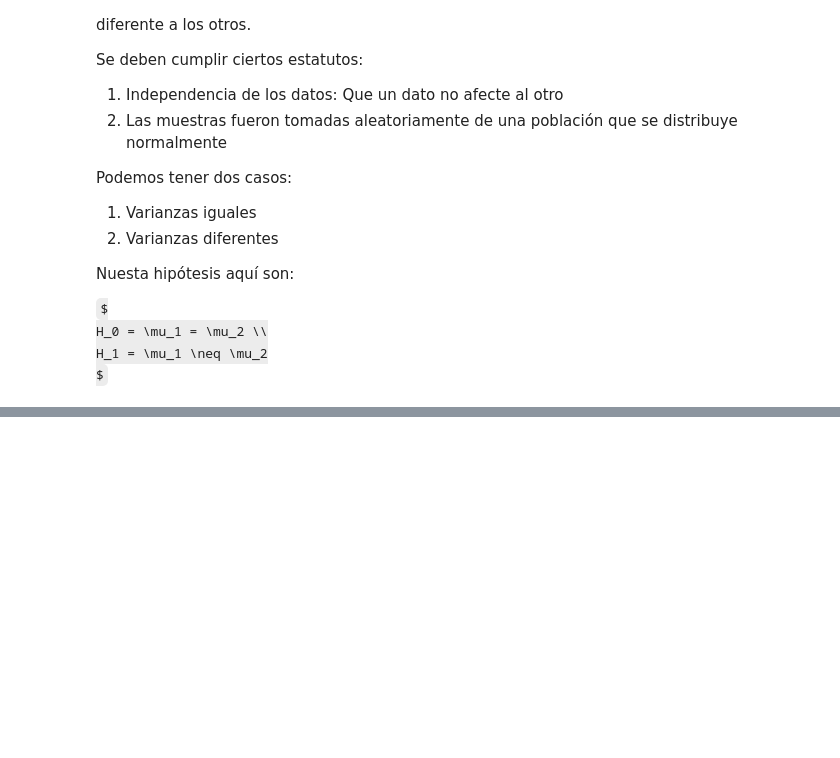
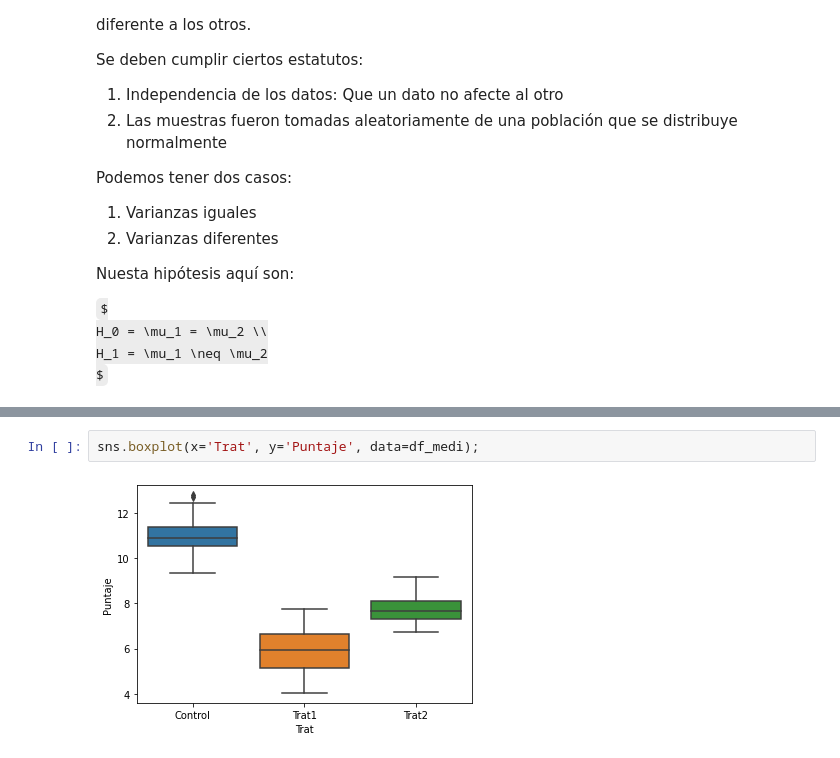
Before and after one commit to luciogutierrez/iron-hack, a Jupyter notebook: 2-module/9-probabilidad/Hyp_test_code.ipynb, the cells around one changed output, grey strips where cells are left out. Cells and saved outputs as stored; diff of their text form; some formulas as TeX source; blank space fills up the shorter version.

```diff
--- a/2-module/9-probabilidad/Hyp_test_code.ipynb
+++ b/2-module/9-probabilidad/Hyp_test_code.ipynb
@@ -360,0 +387,4 @@ $
+# %%
+sns.boxplot(x='Trat', y='Puntaje', data=df_medi);
+# %% [output]
+[figure, added]
```
Also changed, not shown: parts of 11 cells of this notebook, 2 other files.
